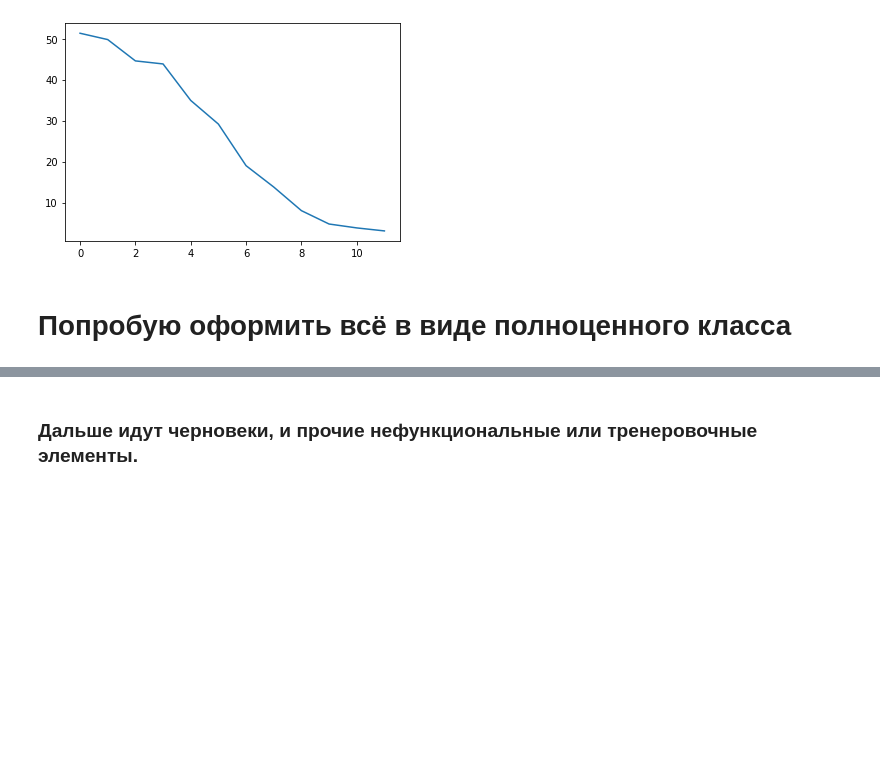
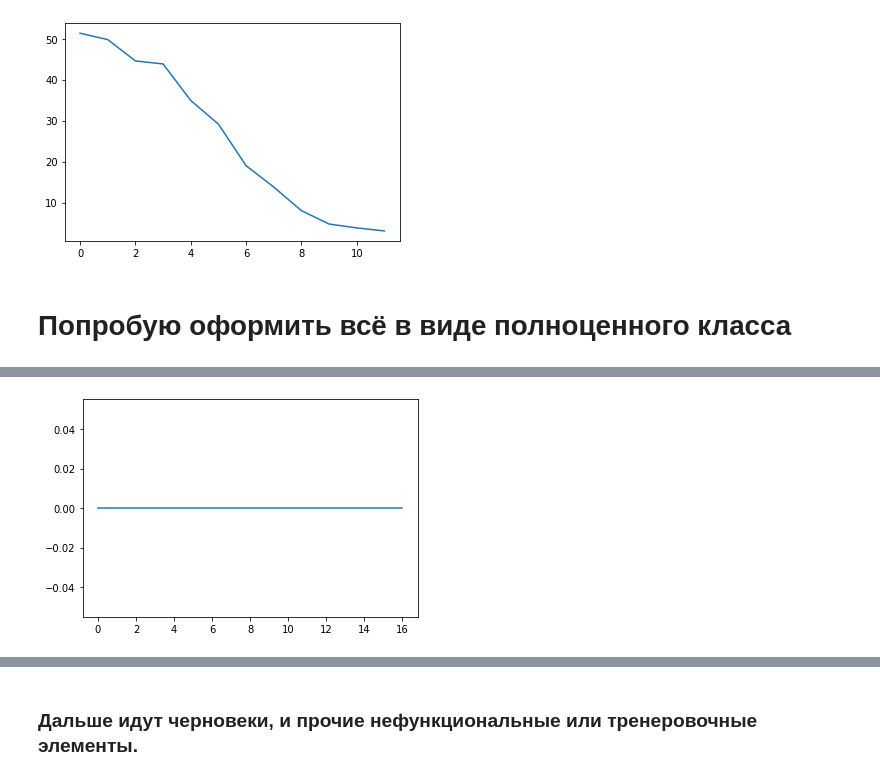
Before and after one commit to 89605502155/ML-repositry, a Jupyter notebook: N-PLS.ipynb, the cells around one changed output, grey strips where cells are left out. Saved outputs shown, nothing was run; the diff lists cells and outputs as text; code cells hidden in the pictures; blank space fills up the shorter version.

```diff
--- a/N-PLS.ipynb
+++ b/N-PLS.ipynb
@@ -153,0 +243,5 @@ from sklearn.metrics import mean_squared_error
+# %%
+plt.plot(b.train_error-a.train_error)
+plt.show()
+# %% [output]
+[figure, added]
```
Also changed, not shown: parts of 12 cells of this notebook.
